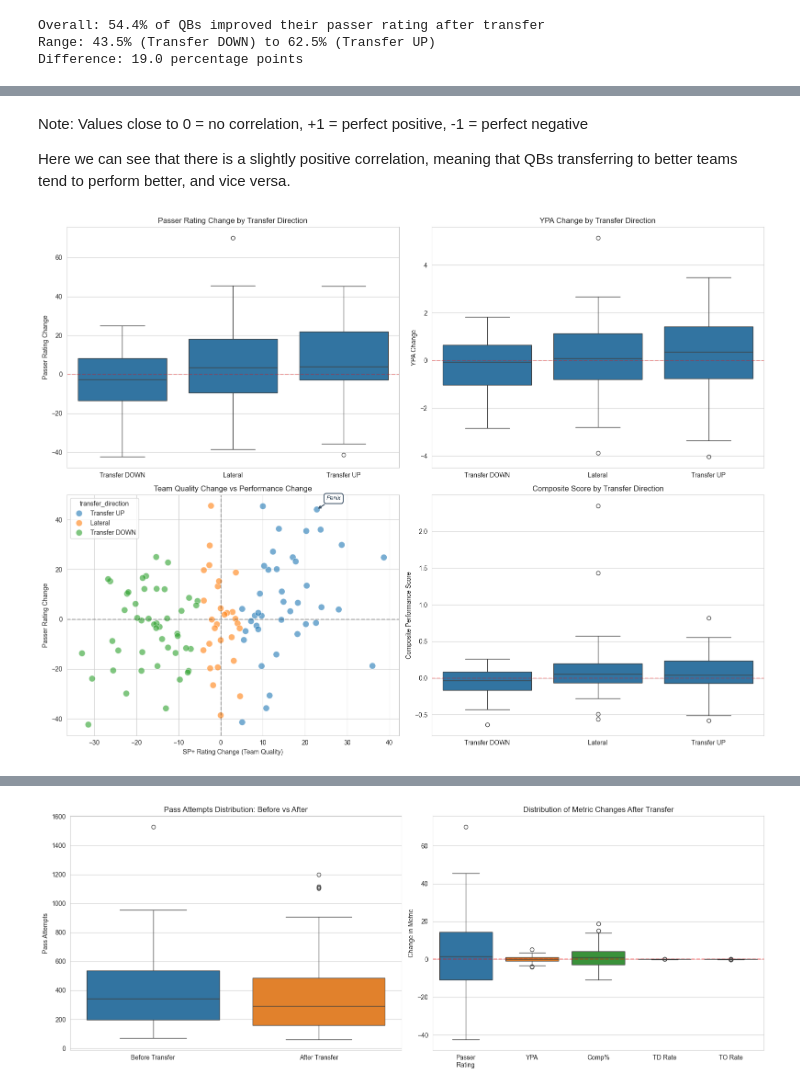
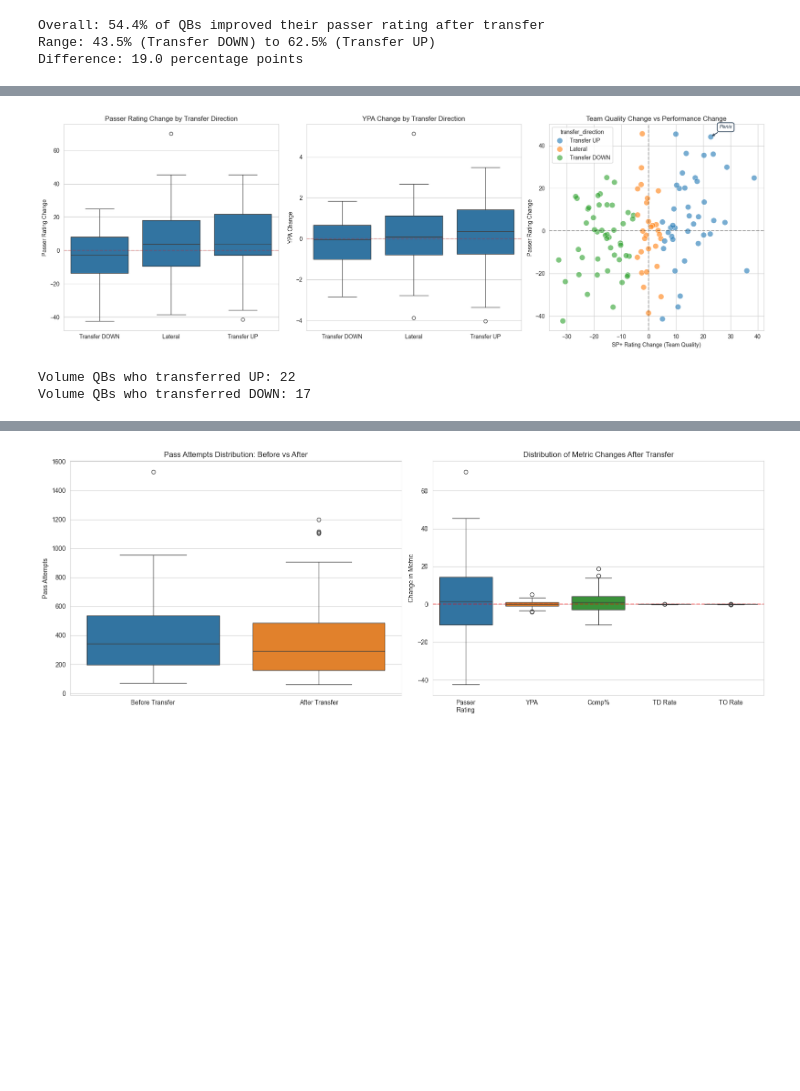
Before and after one commit to lhakso/cfb_analysis, a Jupyter notebook: notebooks/02_exploratory_analysis.ipynb, the cells around one changed output, grey strips where cells are left out. Saved outputs shown, nothing was run; the diff lists cells and outputs as text; code cells hidden in the pictures; blank space fills up the shorter version.

```diff
--- a/notebooks/02_exploratory_analysis.ipynb
+++ b/notebooks/02_exploratory_analysis.ipynb
@@ -847,55 +851,64 @@ SP+ Rating Change (higher = transferring to better team):
   ypa_change               : +0.159
   comp_pct_change          : +0.244
   td_rate_change           : +0.270
-# %% [markdown]
-Note: Values close to 0 = no correlation, +1 = perfect positive, -1 = perfect negative
-
-Here we can see that there is a slightly positive correlation, meaning that QBs transferring to better teams tend to perform better, and vice versa.
 # %%
 valid_data = roi_with_team_quality[~roi_with_team_quality["origin_sp_rating"].isna()]
 
-fig, axes = plt.subplots(2, 2, figsize=(16, 12))
+fig, axes = plt.subplots(1, 3, figsize=(18, 6))
 
+# passer rating change by direction
 sns.boxplot(data=valid_data, x="transfer_direction", y="passer_rating_change",
-            order=["Transfer DOWN", "Lateral", "Transfer UP"], ax=axes[0, 0])
-axes[0, 0].axhline(y=0, color="red", linestyle="--", alpha=0.3)
-axes[0, 0].set_title("Passer Rating Change by Transfer Direction")
-axes[0, 0].set_ylabel("Passer Rating Change")
-axes[0, 0].set_xlabel("")
+            order=["Transfer DOWN", "Lateral", "Transfer UP"], ax=axes[0])
+axes[0].axhline(y=0, color="red", linestyle="--", alpha=0.3)
+axes[0].set_title("Passer Rating Change by Transfer Direction")
+axes[0].set_ylabel("Passer Rating Change")
+axes[0].set_xlabel("")
 
+# YPA change by direction
 sns.boxplot(data=valid_data, x="transfer_direction", y="ypa_change",
-            order=["Transfer DOWN", "Lateral", "Transfer UP"], ax=axes[0, 1])
-axes[0, 1].axhline(y=0, color="red", linestyle="--", alpha=0.3)
-axes[0, 1].set_title("YPA Change by Transfer Direction")
-axes[0, 1].set_ylabel("YPA Change")
-axes[0, 1].set_xlabel("")
+            order=["Transfer DOWN", "Lateral", "Transfer UP"], ax=axes[1])
+axes[1].axhline(y=0, color="red", linestyle="--", alpha=0.3)
+axes[1].set_title("YPA Change by Transfer Direction")
+axes[1].set_ylabel("YPA Change")
+axes[1].set_xlabel("")
 
+# team quality vs performance scatter
 sns.scatterplot(data=valid_data, x="sp_rating_change", y="passer_rating_change",
-                hue="transfer_direction", s=100, alpha=0.6, ax=axes[1, 0])
-axes[1, 0].axhline(y=0, color="black", linestyle="--", alpha=0.3)
-axes[1, 0].axvline(x=0, color="black", linestyle="--", alpha=0.3)
-axes[1, 0].set_xlabel("SP+ Rating Change (Team Quality)")
-axes[1, 0].set_ylabel("Passer Rating Change")
-axes[1, 0].set_title("Team Quality Change vs Performance Change")
+                hue="transfer_direction", s=100, alpha=0.6, ax=axes[2])
+axes[2].axhline(y=0, color="black", linestyle="--", alpha=0.3)
+axes[2].axvline(x=0, color="black", linestyle="--", alpha=0.3)
+axes[2].set_xlabel("SP+ Rating Change (Team Quality)")
+axes[2].set_ylabel("Passer Rating Change")
+axes[2].set_title("Team Quality Change vs Performance Change")
 
+# call out Penix
 penix = valid_data[valid_data["player"] == "Michael Penix Jr."]
 if not penix.empty:
-    axes[1, 0].annotate("Penix",
+    axes[2].annotate("Penix",
                        xy=(penix.iloc[0]["sp_rating_change"], penix.iloc[0]["passer_rating_change"]),
                        xytext=(15, 15), textcoords="offset points",
                        fontsize=9, style='italic', color='#2c3e50',
                        bbox=dict(boxstyle="round,pad=0.4", facecolor="white", edgecolor="#34495e", linewidth=1.5, alpha=0.9),
                        arrowprops=dict(arrowstyle="->", color="#34495e", lw=1.5))
 
-sns.boxplot(data=valid_data, x="transfer_direction", y="composite_score",
-            order=["Transfer DOWN", "Lateral", "Transfer UP"], ax=axes[1, 1])
-axes[1, 1].axhline(y=0, color="red", linestyle="--", alpha=0.3)
-axes[1, 1].set_title("Composite Score by Transfer Direction")
-axes[1, 1].set_ylabel("Composite Performance Score")
-axes[1, 1].set_xlabel("")
-
 plt.tight_layout()
 plt.show()
 # %% [output]
-[figure, old version]
+[figure, new version]
+# %%
+# merge volume stats with transfer direction for directional comparison
+volume_with_direction = volume_stats_qbs.merge(
+    roi_with_team_quality[['player', 'transfer_season', 'transfer_direction']],
+    on=['player', 'transfer_season'],
+    how='left'
+)
+
+volume_transfer_up = volume_with_direction[volume_with_direction['transfer_direction'] == 'Transfer UP']
+volume_transfer_down = volume_with_direction[volume_with_direction['transfer_direction'] == 'Transfer DOWN']
+
+print(f"Volume QBs who transferred UP: {len(volume_transfer_up)}")
+print(f"Volume QBs who transferred DOWN: {len(volume_transfer_down)}")
+# %% [output]
+Volume QBs who transferred UP: 22
+Volume QBs who transferred DOWN: 17
 # %%
```
Also changed, not shown: parts of 16 cells of this notebook.
